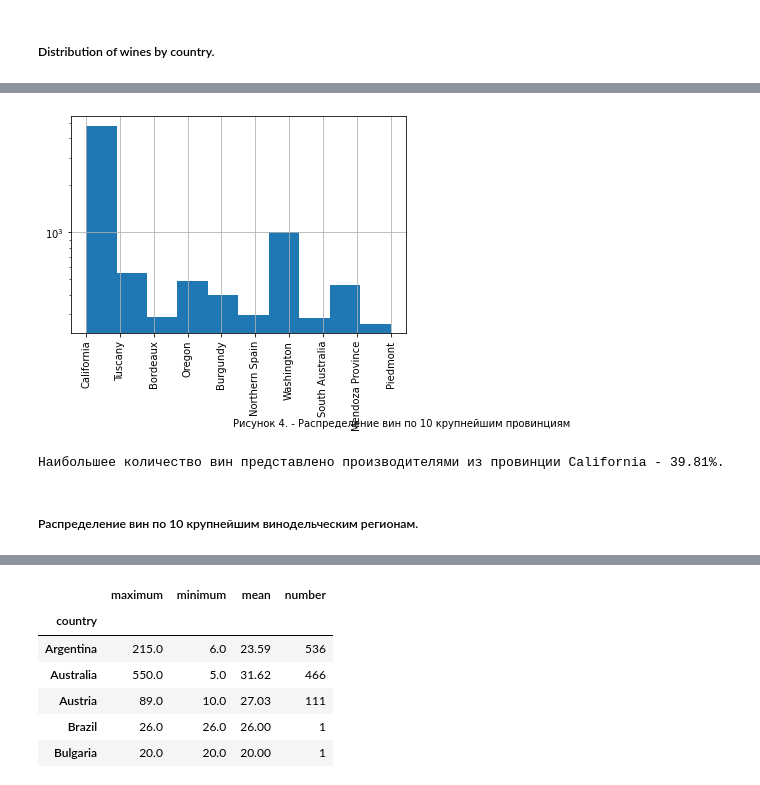
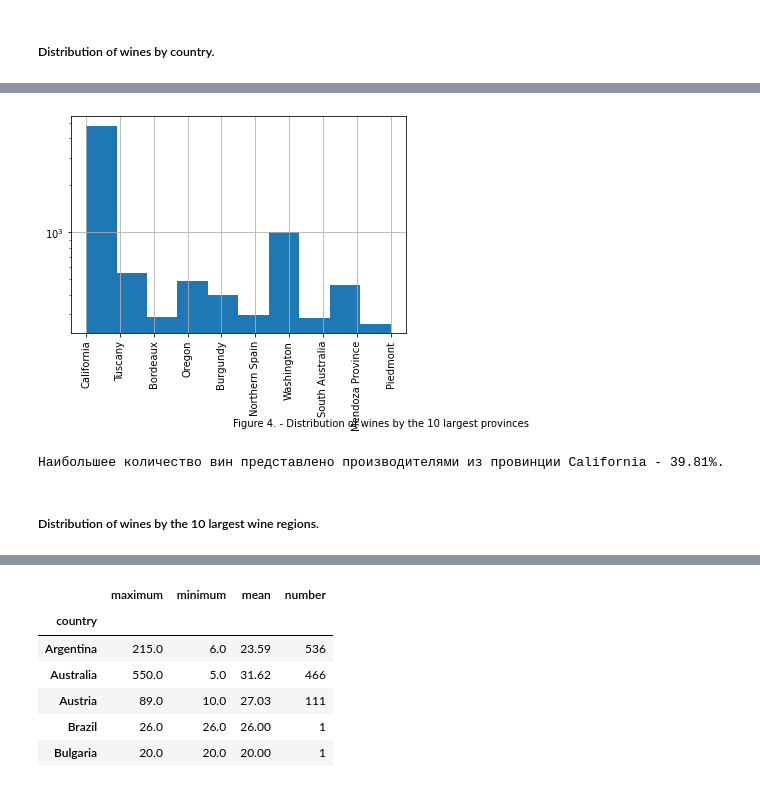
Before and after one commit to kobazauros/CZN-Data-Analysis, a Jupyter notebook: Final paper. Patterns that determine wine popularity..ipynb, the cells around one changed output, grey strips where cells are left out. Saved outputs shown, nothing was run; the diff lists cells and outputs as text; code cells hidden in the pictures.

```diff
--- a/Final paper. Patterns that determine wine popularity..ipynb
+++ b/Final paper. Patterns that determine wine popularity..ipynb
@@ -559,18 +562,18 @@ print(f"Наибольшее количество вин представлен
 # %%
 gProvince = df.province.value_counts()[:10].index
 df[df['province'].isin(gProvince)]['province'].hist(xrot = 90, log = True)
-plt.figtext(0.5, -0.2, f"Рисунок {num}. - Распределение вин по 10 крупнейшим провинциям")
+plt.figtext(0.5, -0.2, f"Figure {num}. - Distribution of wines by the 10 largest provinces")
 num += 1
 plt.show()
 # %% [output]
-[figure, old version]
+[figure, new version]
 # %%
 print(f"Наибольшее количество вин представлено производителями из провинции {df.province.value_counts().idxmax()} \
 - {round(df.province.value_counts()[0]/df.shape[0]*100, 2)}%.")
 # %% [output]
 Наибольшее количество вин представлено производителями из провинции California - 39.81%.
-# %% [markdown]
-##### Распределение вин по 10 крупнейшим винодельческим регионам.
+# %% [markdown]
+##### Distribution of wines by the 10 largest wine regions.
 # %%
 gRegion = df.region_1.value_counts()[:10].index
 df[df['region_1'].isin(gRegion)]['region_1'].hist(xrot = 90, log = True)
```
Also changed, not shown: parts of 244 cells of this notebook, 3 other files.
